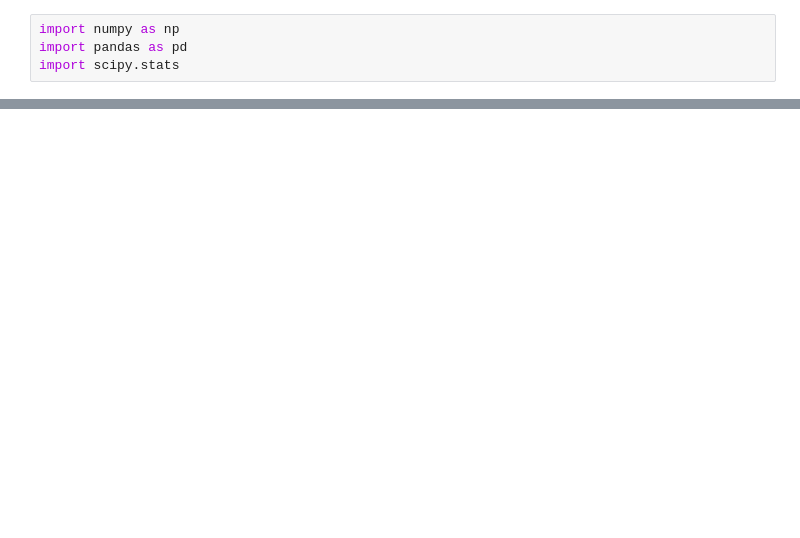
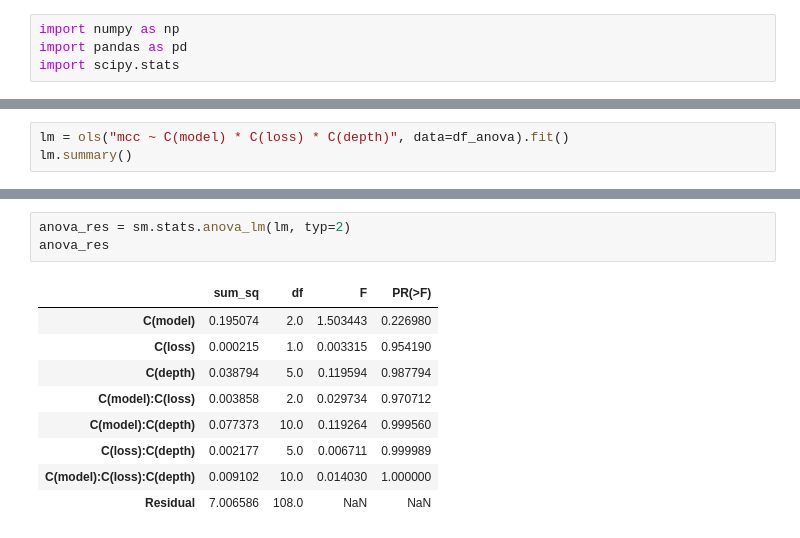
Before and after one commit to fahminlb33/whale_zone_resnet, a Jupyter notebook: notebooks/eda_conf.ipynb, the cells around one changed output, grey strips where cells are left out. Saved outputs shown, nothing was run; the diff lists cells and outputs as text; blank space fills up the shorter version.

```diff
--- a/notebooks/eda_conf.ipynb
+++ b/notebooks/eda_conf.ipynb
@@ -26,0 +55,3 @@ ConfidenceInterval(low=-0.0007685026913840558, high=4.919470363794632e-05)
+# %%
+lm = ols("mcc ~ C(model) * C(loss) * C(depth)", data=df_anova).fit()
+lm.summary()
@@ -26,0 +91,13 @@ ConfidenceInterval(low=-0.0007685026913840558, high=4.919470363794632e-05)
+# %%
+anova_res = sm.stats.anova_lm(lm, typ=2)
+anova_res
+# %% [output]
+|  | sum_sq | df | F | PR(>F) |
+| C(model) | 0.195074 | 2.0 | 1.503443 | 0.226980 |
+| C(loss) | 0.000215 | 1.0 | 0.003315 | 0.954190 |
+| C(depth) | 0.038794 | 5.0 | 0.119594 | 0.987794 |
+| C(model):C(loss) | 0.003858 | 2.0 | 0.029734 | 0.970712 |
+| C(model):C(depth) | 0.077373 | 10.0 | 0.119264 | 0.999560 |
+| C(loss):C(depth) | 0.002177 | 5.0 | 0.006711 | 0.999989 |
+| C(model):C(loss):C(depth) | 0.009102 | 10.0 | 0.014030 | 1.000000 |
+| Residual | 7.006586 | 108.0 | NaN | NaN |
```
Also changed, not shown: parts of 10 cells of this notebook.
